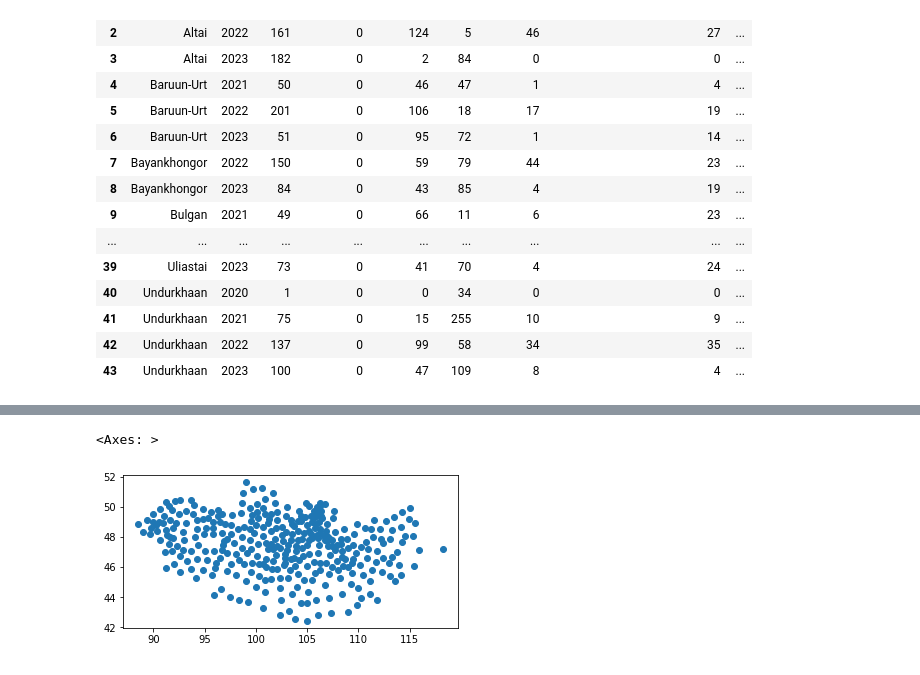
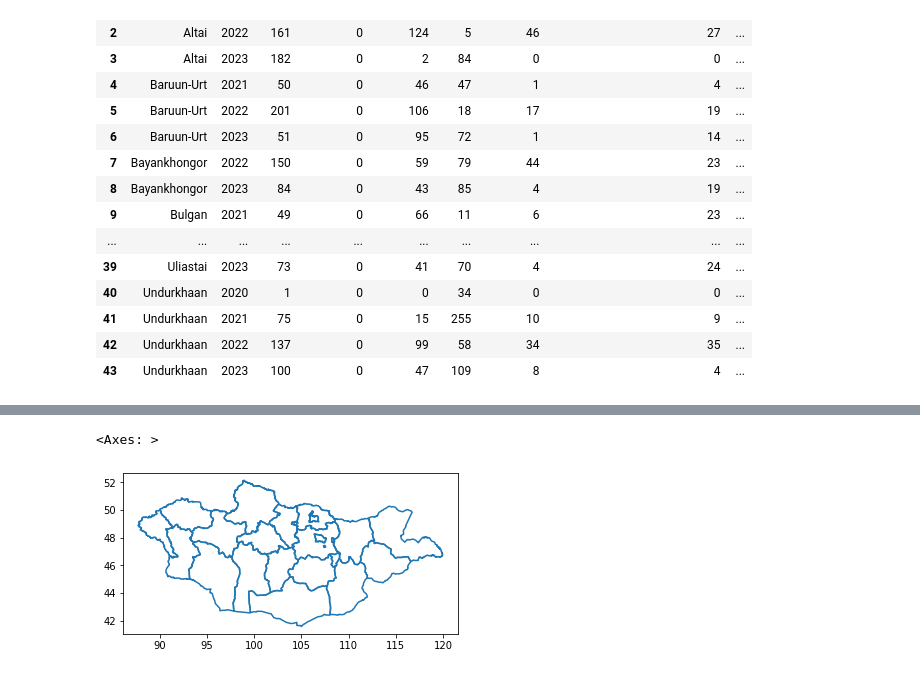
Before and after one commit to Puturbold/SOA-Breathe-Mongolia, a Jupyter notebook: Visual.ipynb, the cells around one changed output, grey strips where cells are left out. Drawn from its saved outputs; the diff is of its cells as text; code cells hidden in the pictures.

```diff
--- a/Visual.ipynb
+++ b/Visual.ipynb
@@ -89,5 +71,9 @@ merged_df =
-# %%
-mng_shp.plot()
-# %% [output]
-<Axes: >
-[figure, removed]
+# %%
+mng_bd = gpd.read_file("/Users/turbold/Documents/Projects/Green Summer DS/mng-administrative-divisions-shapefiles/mng_admbnda_adm1_nso_20201019.shp")
+
+#mng_shp.drop(['ADM2_PCODE', 'ADM2_REF', 'ADM2ALT1EN','ADM2ALT2EN', 'ADM2ALT1MN', 'ADM2ALT2MN', 'ADM1_PCODE', 'date', 'validOn', 'validTo'], axis=1, inplace=True)
+
+mng_bd.boundary.plot()
+# %% [output]
+<Axes: >
+[figure, added]
```
Also changed, not shown: parts of 10 cells of this notebook, 5 other files.
